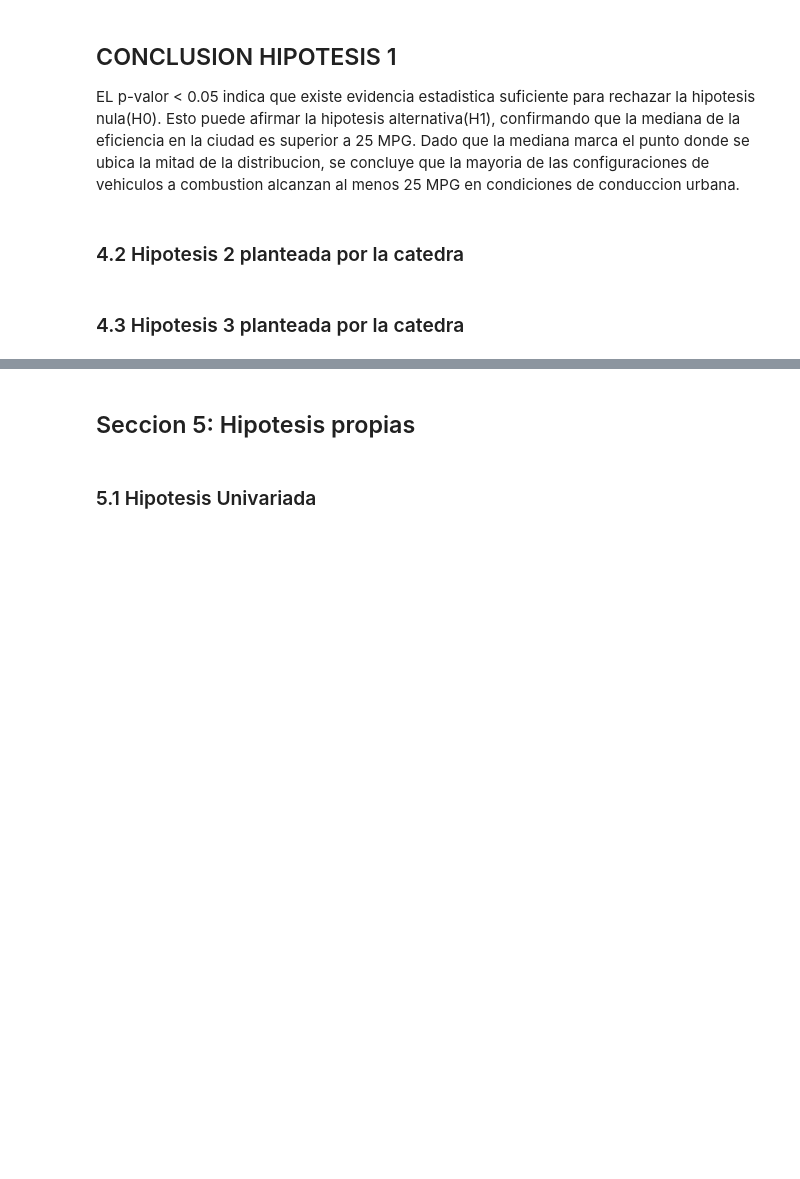
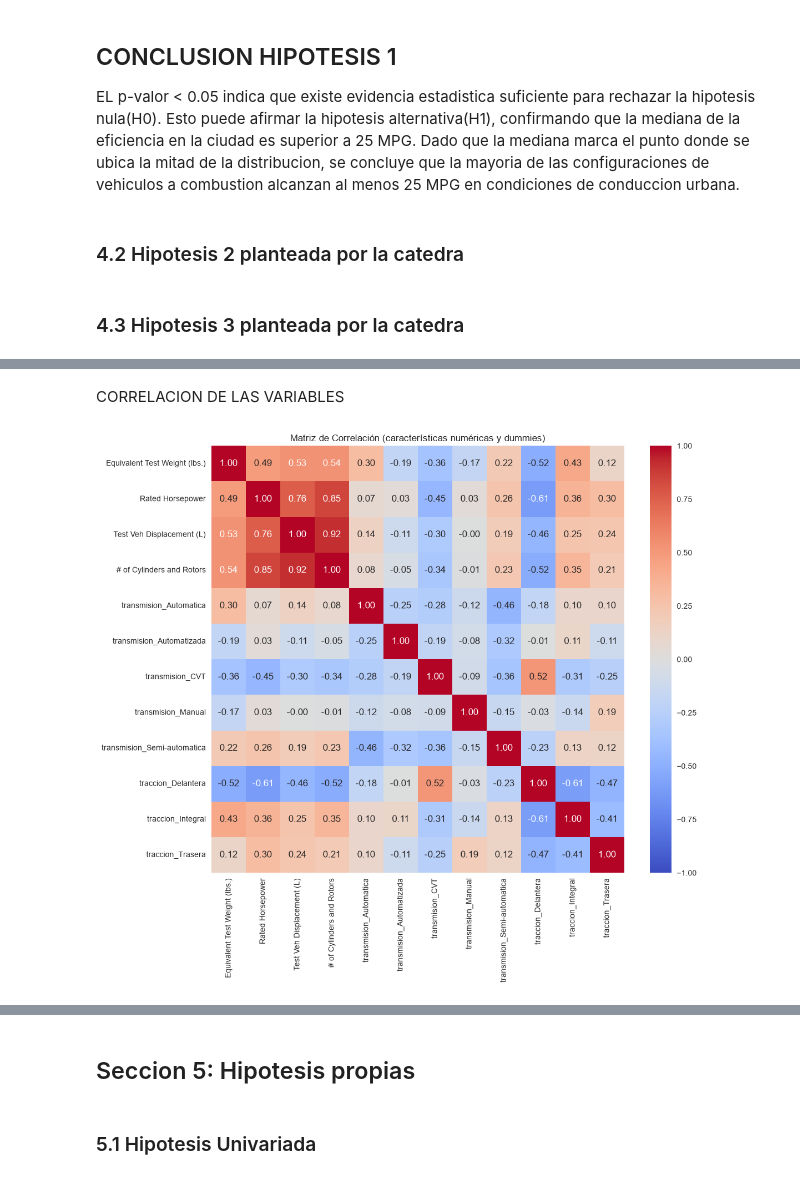
Before and after one commit to mdelrosariocoronado/tpe_fundamentos_2026, a Jupyter notebook: entrega.ipynb, the cells around one changed output, grey strips where cells are left out. Drawn from its saved outputs; the diff is of its cells as text; code cells hidden in the pictures; blank space fills up the shorter version.

```diff
--- a/entrega.ipynb
+++ b/entrega.ipynb
@@ -522,0 +803,5 @@ EL p-valor < 0.05 indica que existe evidencia estadistica suficiente para rechaz
+# %%
+df_procesado = df_procesado.dropna(subset=[ncil])
+
+print("nulos", df_procesado[ncil].isna().sum())
+df_procesado[ncil].describe()
@@ -522,0 +931,13 @@ EL p-valor < 0.05 indica que existe evidencia estadistica suficiente para rechaz
+# %%
+col_trac = "Drive System Description"
+mapa_trac = {
+    "2-Wheel Drive, Front": "Delantera",
+    "2-Wheel Drive, Rear": "Trasera",
+    "All Wheel Drive": "Integral",
+    "4-Wheel Drive": "Integral",
+    "Part-time 4-Wheel Drive": "Integral",
+}
+
+df_procesado[col_trac] = df_procesado[col_trac].replace(mapa_trac)
+print(df_procesado["Drive System Description"].value_counts())
+print(df_procesado["Drive System Description"].describe())
@@ -522,0 +1046,23 @@ EL p-valor < 0.05 indica que existe evidencia estadistica suficiente para rechaz
+# %% [markdown]
+CORRELACION DE LAS VARIABLES
+# %%
+import seaborn as sns
+import matplotlib.pyplot as plt
+
+num = ["Equivalent Test Weight (lbs.)",
+                  "Rated Horsepower",
+                  "Test Veh Displacement (L)",
+                  "# of Cylinders and Rotors"]
+dums = [c for c in df_procesado.columns if c.startswith(("transmision_", "traccion_"))]
+
+datos = df_procesado[num + dums].astype(float)
+
+# calculamos la matriz de correlación
+correlation_matrix = datos.corr()
+# la graficamos con un mapa de calor
+plt.figure(figsize=(12, 10))
+sns.heatmap(correlation_matrix, annot=True, cmap='coolwarm', fmt=".2f", vmin=-1, vmax=1)
+plt.title('Matriz de Correlación (características numéricas y dummies)')
+plt.show()
+# %% [output]
+[figure, added]
```
Also changed, not shown: parts of 117 cells of this notebook, 2 other files.
